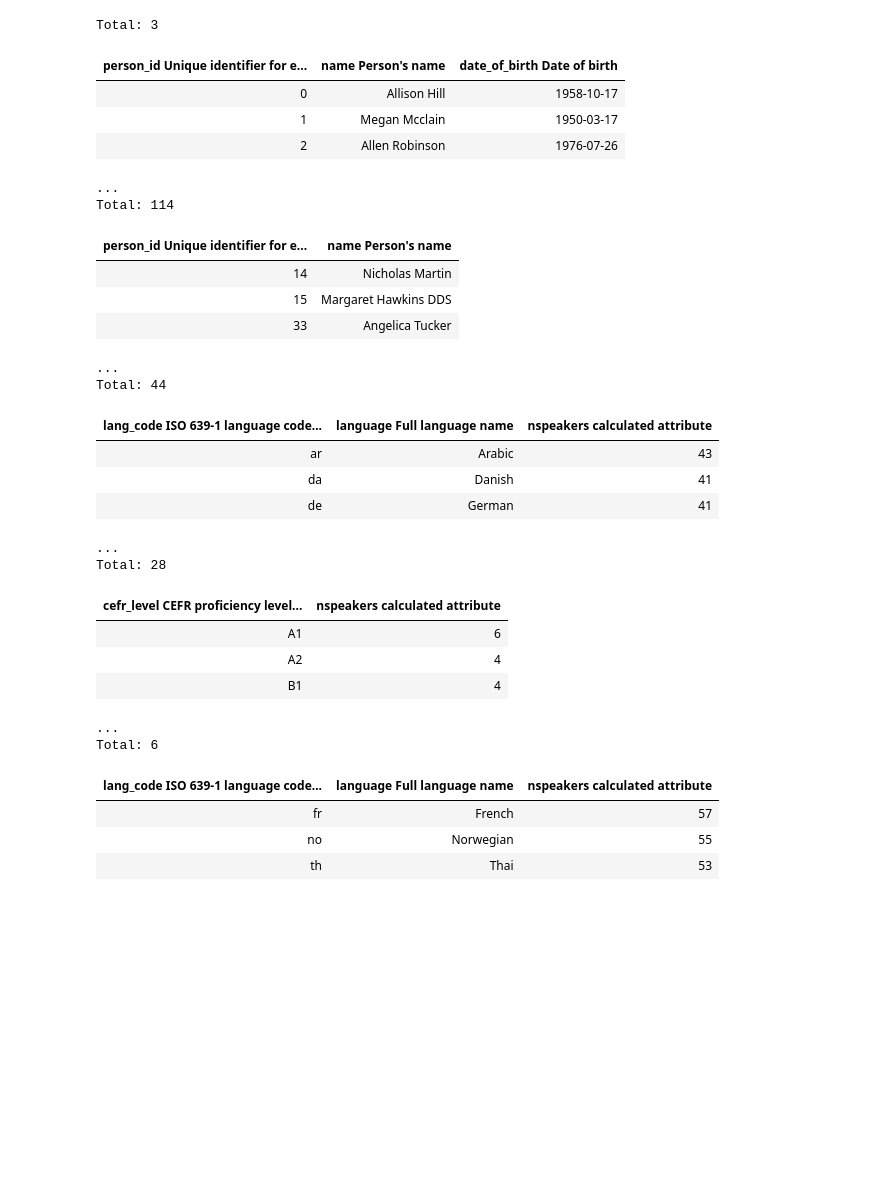
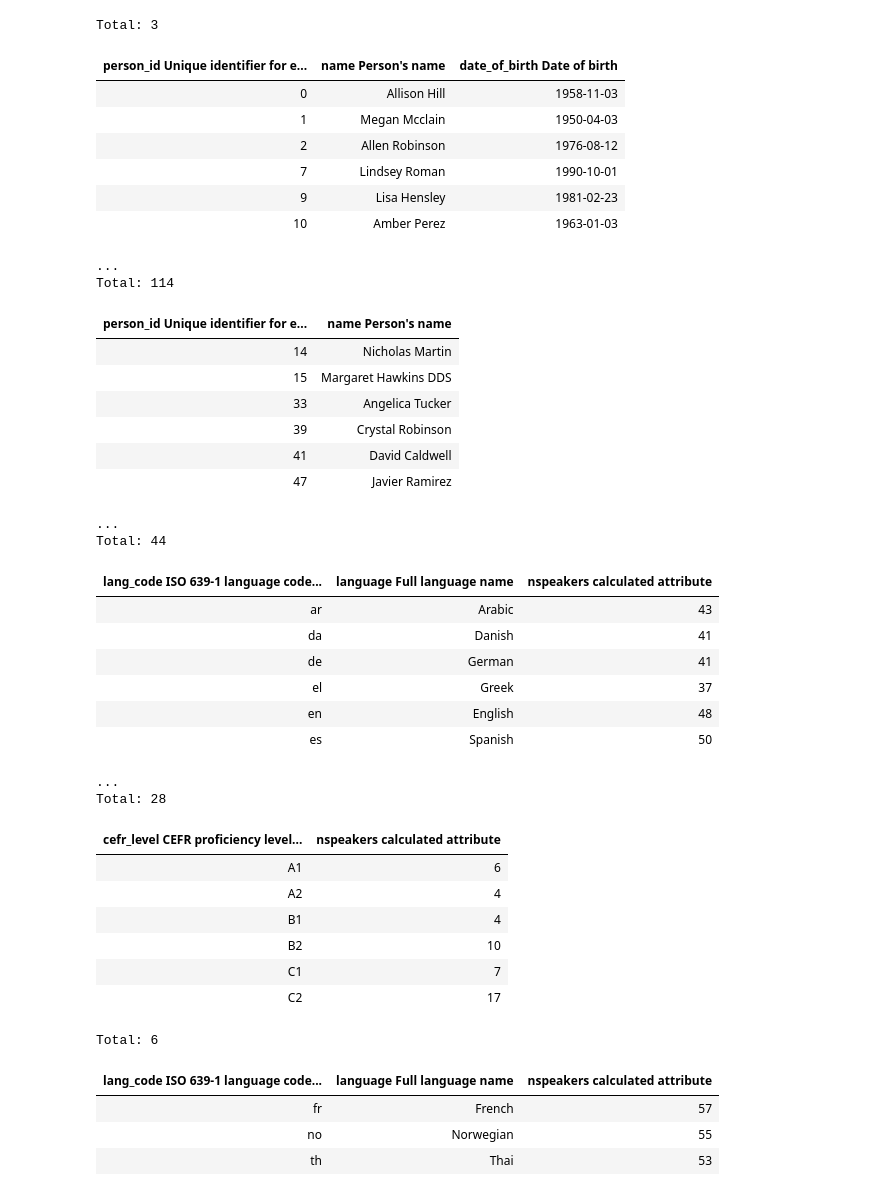
Before and after one commit to dimitri-yatsenko/datajoint-book, a Jupyter notebook: book/80-examples/050-languages.ipynb, the cells around one changed output. Saved outputs shown, nothing was run; the diff lists cells and outputs as text; code cells hidden in the pictures; blank space fills up the shorter version.

```diff
--- a/book/80-examples/050-languages.ipynb
+++ b/book/80-examples/050-languages.ipynb
@@ -56,7 +56,7 @@ Using standardized codes in our database ensures:
 # %%
 %xmode minimal
 import datajoint as dj
-dj.config['display.limit'] = 3  # to keep output concise
+dj.config['display.limit'] = 6  # keep output concise
 
 # Create schema
 schema = dj.Schema('languages_example')
@@ -241,7 +205,7 @@ class Person(dj.Manual):
     """
 
 @schema
-class Fluency(dj.Manual):
+class Proficiency(dj.Manual):
     definition = """
     -> Person
     -> Language
@@ -290,7 +264,7 @@ average_languages = 2.5
 
 for person_key in Person.fetch("KEY"):
     num_languages = np.random.poisson(average_languages)
-    Fluency.insert(
+    Proficiency.insert(
         {
             **person_key,
             **lang_key,
@@ -298,7 +272,7 @@ for person_key in Person.fetch("KEY"):
         } for lang_key in np.random.choice(lang_keys, num_languages, replace=False)
     )
 
-Fluency()
+Proficiency()
 # %% [output]
 | person_id Unique identifier for e... | lang_code ISO 639-1 language code... | cefr_level CEFR proficiency level... |
 | 0 | ko | C1 |
@@ -391,45 +379,56 @@ Total: 3
 # %%
 # Query 6: Show all the people Lindsay Roman (person_id=7) can communicate wtih
 
 Person & (
-    Fluency * Fluency.proj(other_person='person_id') & {'other_person': 7}
+    Proficiency * Proficiency.proj(other_person='person_id') & {'other_person': 7}
     )
 # %% [output]
 | person_id Unique identifier for e... | name Person's name | date_of_birth Date of birth |
-| 0 | Allison Hill | 1958-10-17 |
-| 1 | Megan Mcclain | 1950-03-17 |
-| 2 | Allen Robinson | 1976-07-26 |
+| 0 | Allison Hill | 1958-11-03 |
+| 1 | Megan Mcclain | 1950-04-03 |
+| 2 | Allen Robinson | 1976-08-12 |
+| 7 | Lindsey Roman | 1990-10-01 |
+| 9 | Lisa Hensley | 1981-02-23 |
+| 10 | Amber Perez | 1963-01-03 |
 ...
 Total: 114
 # %%
 # Query 7: Find people with at least intermediate proficiency (B1+) in Spanish
-Person.proj('name') & (Fluency & {'lang_code': 'es'} & 'cefr_level >= "B1"')
+Person.proj('name') & (Proficiency & {'lang_code': 'es'} & 'cefr_level >= "B1"')
 # %% [output]
 | person_id Unique identifier for e... | name Person's name |
 | 14 | Nicholas Martin |
 | 15 | Margaret Hawkins DDS |
 | 33 | Angelica Tucker |
+| 39 | Crystal Robinson |
+| 41 | David Caldwell |
+| 47 | Javier Ramirez |
 ...
 Total: 44
 # %%
 # Query 8: Show all languages and the number of people who speak them
-Language.aggr(Fluency, 'language', nspeakers='count(person_id)')
+Language.aggr(Proficiency, 'language', nspeakers='count(person_id)')
 # %% [output]
 | lang_code ISO 639-1 language code... | language Full language name | nspeakers calculated attribute |
 | ar | Arabic | 43 |
 | da | Danish | 41 |
 | de | German | 41 |
+| el | Greek | 37 |
+| en | English | 48 |
+| es | Spanish | 50 |
 ...
 Total: 28
 # %%
 # Query 9: Count people at each CEFR level for English
-(CEFRLevel).aggr(Fluency & {'lang_code': 'en'}, nspeakers='count(person_id)')
+(CEFRLevel).aggr(Proficiency & {'lang_code': 'en'}, nspeakers='count(person_id)')
 # %% [output]
 | cefr_level CEFR proficiency level... | nspeakers calculated attribute |
 | A1 | 6 |
 | A2 | 4 |
 | B1 | 4 |
+| B2 | 10 |
+| C1 | 7 |
+| C2 | 17 |
-...
 Total: 6
 # %%
 # Query 10: Show the top 3 languages by number of speakers
```
Also changed, not shown: parts of 19 cells of this notebook, 1 other file.
